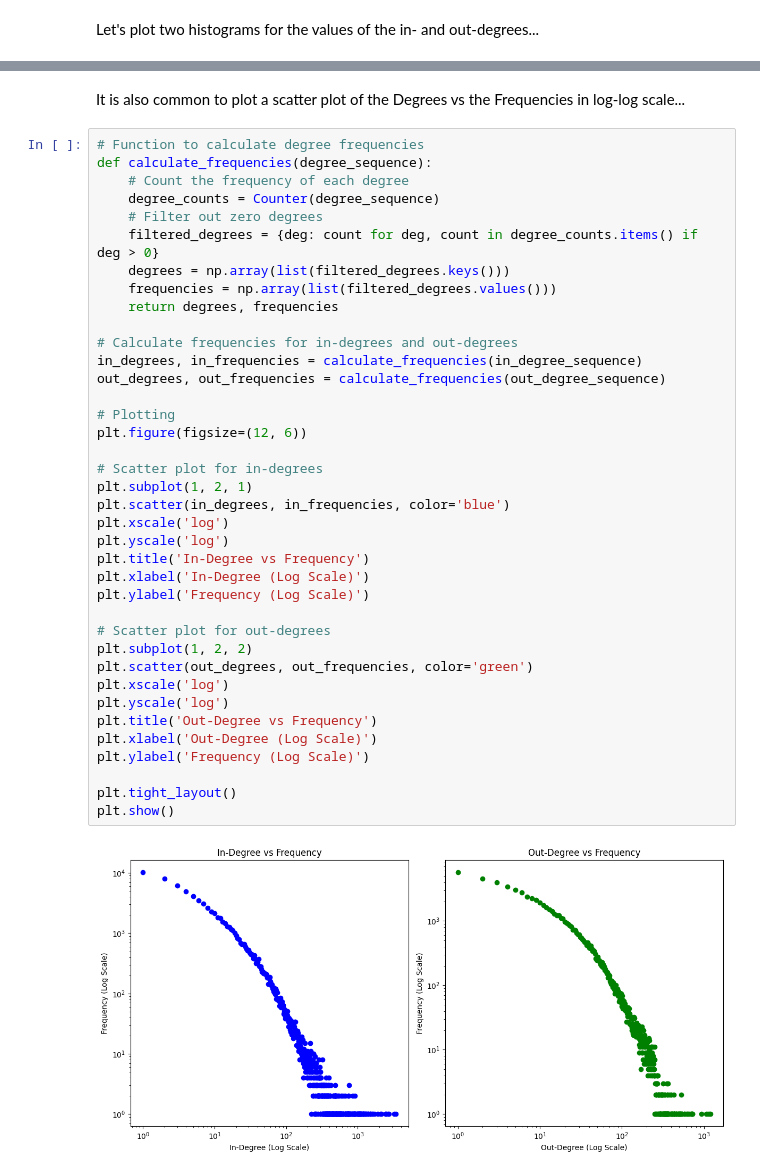
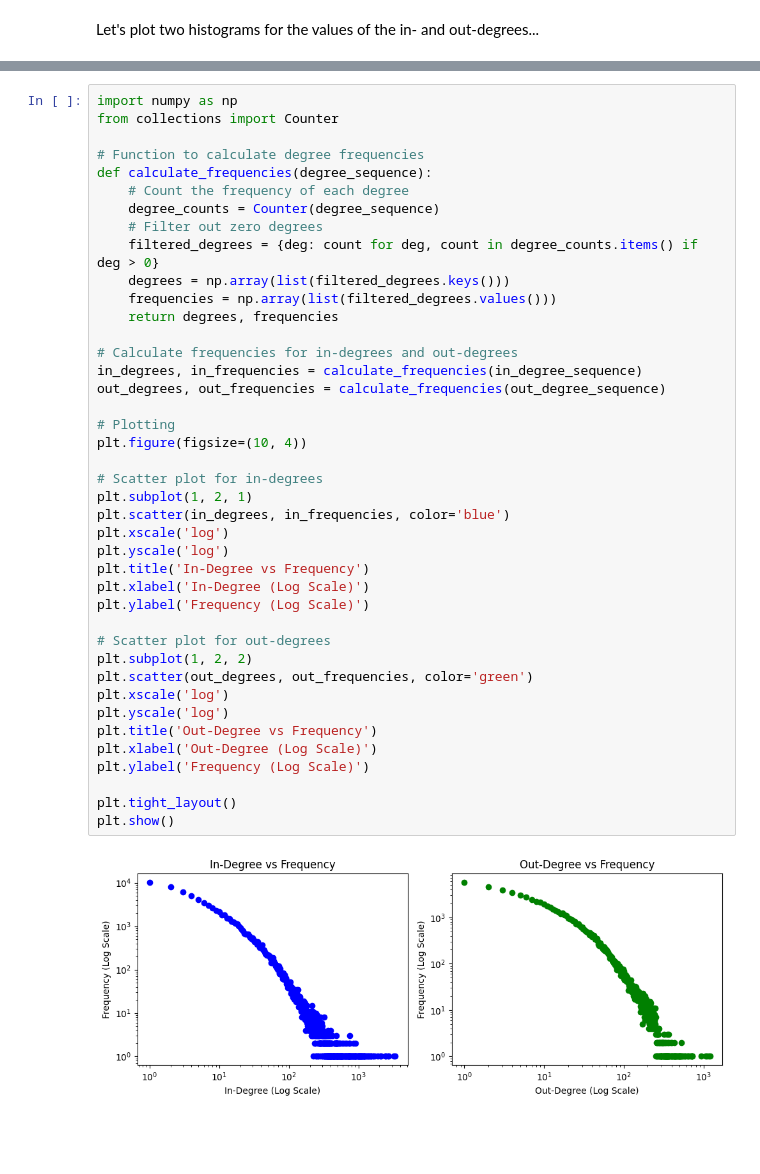
Before and after one commit to vmpreciado/NETS3120, a Jupyter notebook: TwitterDegree.ipynb, the cells around one changed output, grey strips where cells are left out. Saved outputs shown, nothing was run; the diff lists cells and outputs as text; blank space fills up the shorter version.

```diff
--- a/TwitterDegree.ipynb
+++ b/TwitterDegree.ipynb
@@ -99,6 +55,7 @@ plt.show()
-# %% [markdown]
-It is also common to plot a scatter plot of the Degrees vs the Frequencies in log-log scale...
 # %%
+import numpy as np
+from collections import Counter
+
 # Function to calculate degree frequencies
 def calculate_frequencies(degree_sequence):
     # Count the frequency of each degree
@@ -109,32 +66,32 @@ def calculate_frequencies(degree_sequence):
     frequencies = np.array(list(filtered_degrees.values()))
     return degrees, frequencies
 
 # Calculate frequencies for in-degrees and out-degrees
 in_degrees, in_frequencies = calculate_frequencies(in_degree_sequence)
 out_degrees, out_frequencies = calculate_frequencies(out_degree_sequence)
 
 # Plotting
-plt.figure(figsize=(12, 6))
+plt.figure(figsize=(10, 4))
 
 # Scatter plot for in-degrees
 plt.subplot(1, 2, 1)
 plt.scatter(in_degrees, in_frequencies, color='blue')
 plt.xscale('log')
 plt.yscale('log')
 plt.title('In-Degree vs Frequency')
 plt.xlabel('In-Degree (Log Scale)')
 plt.ylabel('Frequency (Log Scale)')
 
 # Scatter plot for out-degrees
 plt.subplot(1, 2, 2)
 plt.scatter(out_degrees, out_frequencies, color='green')
 plt.xscale('log')
 plt.yscale('log')
 plt.title('Out-Degree vs Frequency')
 plt.xlabel('Out-Degree (Log Scale)')
 plt.ylabel('Frequency (Log Scale)')
 
 plt.tight_layout()
 plt.show()
 # %% [output]
-[figure, old version]
+[figure, new version]
```
Also changed, not shown: parts of 5 cells of this notebook.
